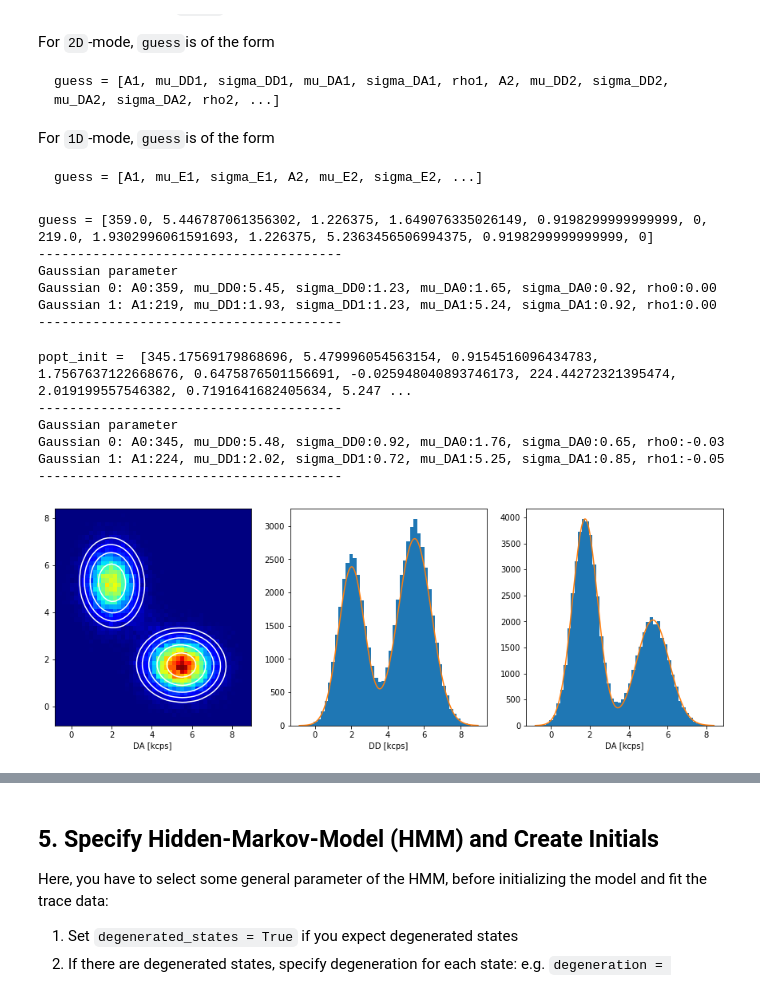
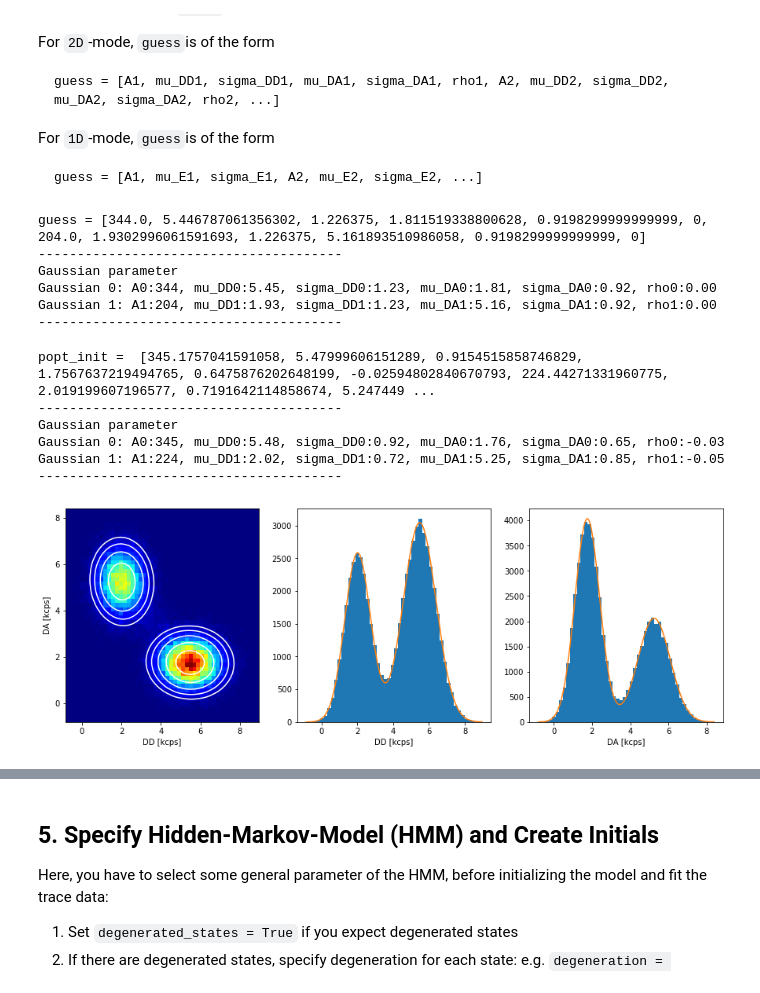
Before and after one commit to ChristianGebhardt/Hidden-Markury, a Jupyter notebook: Hidden-Markury Notebook.ipynb, the cells around one changed output, grey strips where cells are left out. Drawn from its saved outputs; the diff is of its cells as text; code cells hidden in the pictures.

```diff
--- a/Hidden-Markury Notebook.ipynb
+++ b/Hidden-Markury Notebook.ipynb
@@ -71,7 +67,7 @@ If you have a file format, which is not covered by this imput function, you need
 </div>
 # %%
 # === DATA PARAMETER ===
-base_folder = r'ABSOLUT_PATH_TO_FODLER'
+base_folder = r'examples\sim_level1_final_publish'
 delimiter = '\t'
 file_tag = "trace_"
 
@@ -328,6 +324,8 @@ if mode=='2D':
     for p in pos:
         guess += [p[2], p[0], (xbins[-1]-xbins[0])/8., p[1], (ybins[-1]-ybins[0])/10.,0]
     GAUSS_N = 6
+    x_dBins = np.mean(xbins[1:]-xbins[:-1])
+    y_dBins = np.mean(ybins[1:]-ybins[:-1])
 else:
     bins=np.linspace(-0.2,1.2,num=50)
     hist_data, bins_h1D =np.histogram(long_trace_E, bins=bins)
@@ -338,11 +336,11 @@ else:
 print("guess = "+str(guess))
 hh.print_gaussians(guess, mode)
 # %% [output]
-guess = [359.0, 5.446787061356302, 1.226375, 1.649076335026149, 0.9198299999999999, 0, 219.0, 1.9302996061591693, 1.226375, 5.2363456506994375, 0.9198299999999999, 0]
+guess = [344.0, 5.446787061356302, 1.226375, 1.811519338800628, 0.9198299999999999, 0, 204.0, 1.9302996061591693, 1.226375, 5.161893510986058, 0.9198299999999999, 0]
 ---------------------------------------
 Gaussian parameter
-Gaussian 0: A0:359, mu_DD0:5.45, sigma_DD0:1.23, mu_DA0:1.65, sigma_DA0:0.92, rho0:0.00
-Gaussian 1: A1:219, mu_DD1:1.93, sigma_DD1:1.23, mu_DA1:5.24, sigma_DA1:0.92, rho1:0.00
+Gaussian 0: A0:344, mu_DD0:5.45, sigma_DD0:1.23, mu_DA0:1.81, sigma_DA0:0.92, rho0:0.00
+Gaussian 1: A1:204, mu_DD1:1.93, sigma_DD1:1.23, mu_DA1:5.16, sigma_DA1:0.92, rho1:0.00
 ---------------------------------------
 # %%
 %matplotlib inline
@@ -363,42 +361,42 @@ if mode=='2D':
 
     data_fitted = hh.gauss_2D((x_fit.ravel(), y_fit.ravel()), *popt_init)
     max_hist = np.max(hist_data)
     axes[0].contour(xbins[:-1]+(xbins[1]-xbins[0])/2,ybins[:-1]+(ybins[1]-ybins[0])/2, data_fitted.reshape(50, 50), levels=np.array([0.05,0.1,0.2,0.4,0.7])*max_hist, colors='w')
 
     x_ax = np.linspace(xbins[0], xbins[-1], num=500)
     y_ax = np.linspace(ybins[0], ybins[-1], num=500)
-    para_x = list(np.ravel([[sigma2*A, mu, sigma] for A,mu,sigma,mu2,sigma2,rho in hh.grouped_list(popt_init, GAUSS_N)]))
+    para_x = list(np.ravel([[np.sqrt(2*np.pi*(1-rho**2))*sigma2*A/y_dBins, mu, sigma] for A,mu,sigma,mu2,sigma2,rho in hh.grouped_list(popt_init, GAUSS_N)]))
     x_hist = hh.gauss_1D(x_ax,*para_x)
-    para_y = list(np.ravel([[sigma*A, mu2, sigma2] for A,mu,sigma,mu2,sigma2,rho in hh.grouped_list(popt_init, GAUSS_N)]))
+    para_y = list(np.ravel([[np.sqrt(2*np.pi*(1-rho**2))*sigma*A/x_dBins, mu2, sigma2] for A,mu,sigma,mu2,sigma2,rho in hh.grouped_list(popt_init, GAUSS_N)]))
     y_hist = hh.gauss_1D(y_ax,*para_y)
     axes[0].set_xlabel("DD [kcps]")
-    axes[0].set_xlabel("DA [kcps]")
+    axes[0].set_ylabel("DA [kcps]")
     axes[1].hist(scatter_DD, bins=50)
-    axes[1].plot(x_ax, 4*np.pi*x_hist)
+    #axes[1].plot(x_ax, 4*np.pi*x_hist)
+    axes[1].plot(x_ax, x_hist)
     axes[1].set_xlabel("DD [kcps]")
-    #axes[1].set_xlabel("DA [kcps]")
     axes[2].hist(scatter_DA, bins=50)
-    axes[2].plot(y_ax, 4*np.pi*y_hist)
+    #axes[2].plot(y_ax, 4*np.pi*y_hist)
+    axes[2].plot(y_ax, y_hist)
     axes[2].set_xlabel("DA [kcps]")
-    #axes[2].set_xlabel("DA [kcps]")
 else:
     fig, axes = plt.subplots(1, 1, figsize=(5,5))
     bins=np.linspace(-0.2,1.2,num=50)
     axes.hist(long_trace_E, bins=bins)
     E_fit = hh.gauss_1D(np.linspace(-0.2,1.2,1000),*popt_init)
     axes.plot(np.linspace(-0.2,1.2,1000),E_fit)
     axes.set_xlabel("E")
     axes.set_ylabel("Events")
     axes.set_xlim(xmin=-0.2, xmax = 1.2)
 plt.show()
 # %% [output]
-popt_init =  [345.17569179868696, 5.479996054563154, 0.9154516096434783, 1.7567637122668676, 0.6475876501156691, -0.025948040893746173, 224.44272321395474, 2.019199557546382, 0.7191641682405634, 5.247 ...
+popt_init =  [345.1757041591058, 5.47999606151289, 0.9154515858746829, 1.7567637219494765, 0.6475876202648199, -0.02594802840670793, 224.44271331960775, 2.019199607196577, 0.7191642114858674, 5.247449 ...
 ---------------------------------------
 Gaussian parameter
 Gaussian 0: A0:345, mu_DD0:5.48, sigma_DD0:0.92, mu_DA0:1.76, sigma_DA0:0.65, rho0:-0.03
 Gaussian 1: A1:224, mu_DD1:2.02, sigma_DD1:0.72, mu_DA1:5.25, sigma_DA1:0.85, rho1:-0.05
 ---------------------------------------
-[figure, old version]
+[figure, new version]
 # %% [markdown]
 <a id="section_5"></a>
 # %% [markdown]
```
Also changed, not shown: parts of 5 cells of this notebook.
